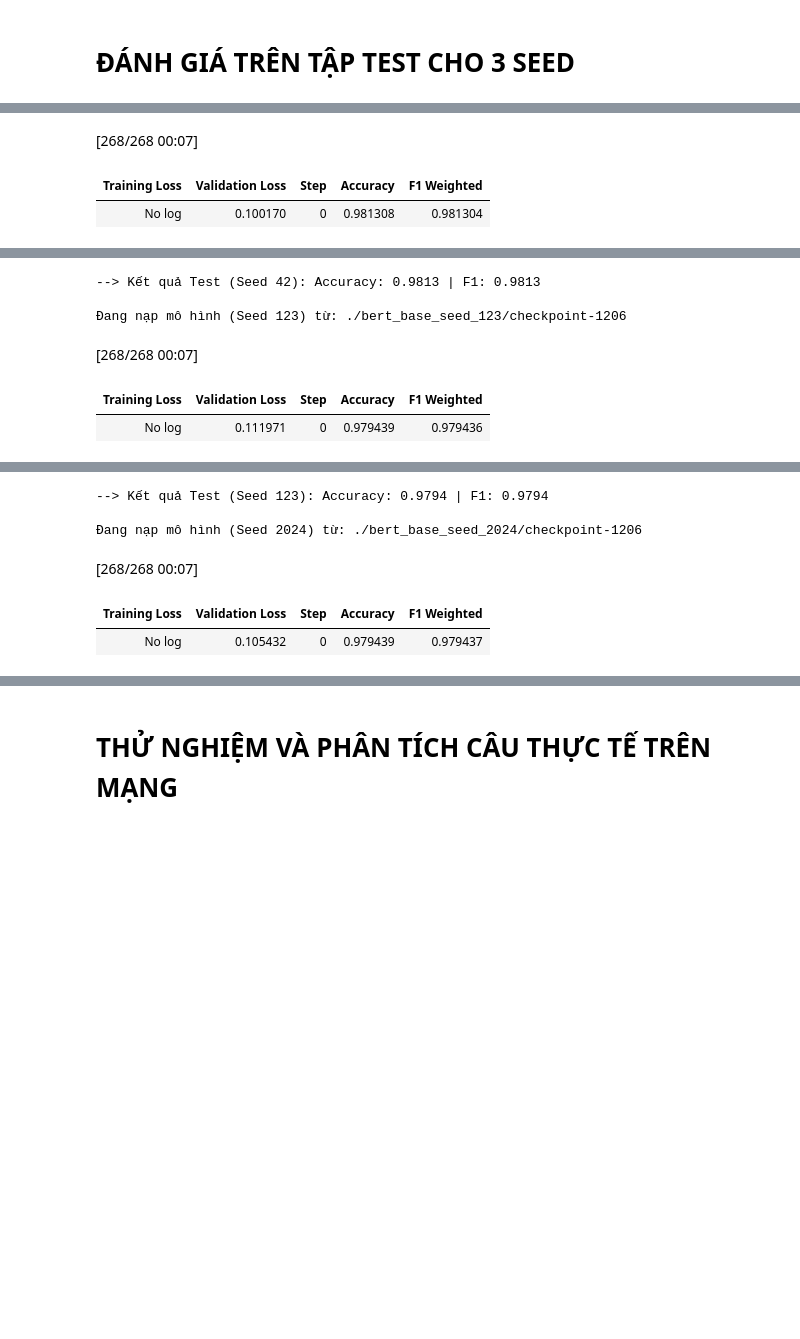
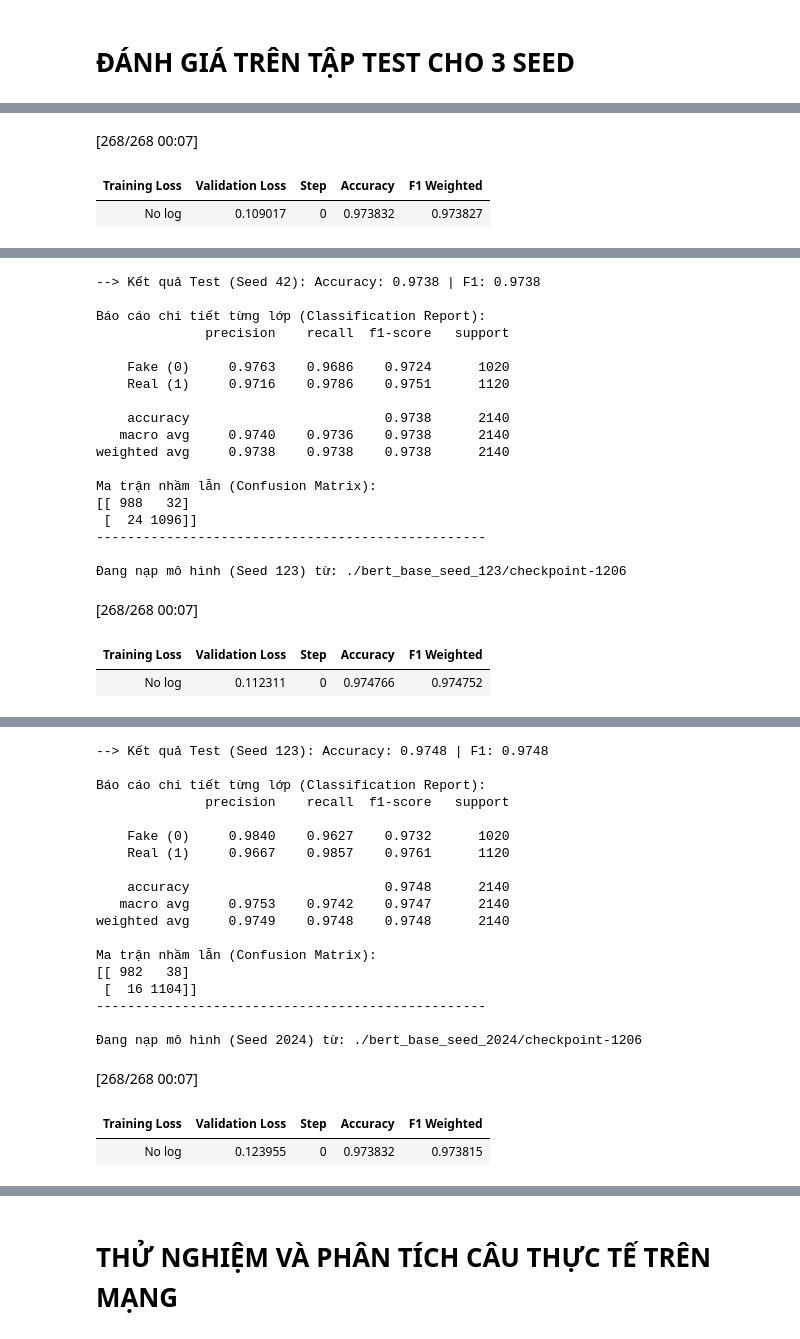
Before and after one commit to Doris1808/covid19-fake-news-nhom5, a Jupyter notebook: members/ly_bert/Ly_Bert.ipynb, the cells around one changed output, grey strips where cells are left out. Cells and saved outputs as stored; diff of their text form; code cells hidden in the pictures; blank space fills up the shorter version.

```diff
--- a/members/ly_bert/Ly_Bert.ipynb
+++ b/members/ly_bert/Ly_Bert.ipynb
@@ -230,7 +234,6 @@ Nội dung: An article from April announcing a new study “connects” the flu
 # %% [markdown]
 # ĐÁNH GIÁ TRÊN TẬP TEST CHO 3 SEED
 # %%
-
 import pandas as pd
 from transformers.trainer_utils import get_last_checkpoint
 
@@ -247,21 +250,31 @@ for seed in seeds:
     if checkpoint_dir is None:
         checkpoint_dir = output_dir
 
-    print(f"Đang nạp mô hình (Seed {seed}) từ: {checkpoint_dir}")
+    print(f"\nĐang nạp mô hình (Seed {seed}) từ: {checkpoint_dir}")
 
-    # Nạp lại mô hình tốt nhất
-    model_test = BertForSequenceClassification.from_pretrained(checkpoint_dir, num_labels=2)
+    model_test = BertForSequenceClassification.from_pretrained(checkpoint_dir)
     model_test.to('cuda' if torch.cuda.is_available() else 'cpu')
 
-    # Khởi tạo Trainer chỉ để đánh giá
     trainer_test = Trainer(
         model=model_test,
         compute_metrics=compute_metrics
     )
 
-    # Đánh giá trên test_tokenized
+    # 1. Đánh giá tổng quát
     res = trainer_test.evaluate(test_tokenized)
-    print(f"--> Kết quả Test (Seed {seed}): Accuracy: {res['eval_accuracy']:.4f} | F1: {res['eval_f1_weighted']:.4f}\n")
+
+    # 2. Suy luận chi tiết để vẽ ma trận nhầm lẫn
+    predictions, labels, _ = trainer_test.predict(test_tokenized)
+    preds = np.argmax(predictions, axis=1)
+
+    print(f"--> Kết quả Test (Seed {seed}): Accuracy: {res['eval_accuracy']:.4f} | F1: {res['eval_f1_weighted']:.4f}")
+
+    print("\nBáo cáo chi tiết từng lớp (Classification Report):")
+    print(classification_report(labels, preds, target_names=["Fake (0)", "Real (1)"], digits=4))
+
+    print("Ma trận nhầm lẫn (Confusion Matrix):")
+    print(confusion_matrix(labels, preds))
+    print("-" * 50)
 
     test_results.append({
         'Seed': seed,
@@ -269,7 +282,6 @@ for seed in seeds:
         'F1 Weighted': res['eval_f1_weighted']
     })
 
-# In bảng tổng hợp
 df_test = pd.DataFrame(test_results)
 print("\nBẢNG TỔNG HỢP KẾT QUẢ TEST:")
 print(df_test)
@@ -281,4 +294,4 @@ TIẾN HÀNH ĐÁNH GIÁ TRÊN TẬP TEST (test.csv)
 Đang nạp mô hình (Seed 42) từ: ./bert_base_seed_42/checkpoint-1206
 [268/268 00:07]
 | Training Loss | Validation Loss | Step | Accuracy | F1 Weighted |
-| No log | 0.100170 | 0 | 0.981308 | 0.981304 |
+| No log | 0.109017 | 0 | 0.973832 | 0.973827 |
@@ -285,6 +299,21 @@ TIẾN HÀNH ĐÁNH GIÁ TRÊN TẬP TEST (test.csv)
---> Kết quả Test (Seed 42): Accuracy: 0.9813 | F1: 0.9813
+--> Kết quả Test (Seed 42): Accuracy: 0.9738 | F1: 0.9738
+
+Báo cáo chi tiết từng lớp (Classification Report):
+              precision    recall  f1-score   support
+
+    Fake (0)     0.9763    0.9686    0.9724      1020
+    Real (1)     0.9716    0.9786    0.9751      1120
+
+    accuracy                         0.9738      2140
+   macro avg     0.9740    0.9736    0.9738      2140
+weighted avg     0.9738    0.9738    0.9738      2140
+
+Ma trận nhầm lẫn (Confusion Matrix):
+[[ 988   32]
+ [  24 1096]]
+--------------------------------------------------
 
 Đang nạp mô hình (Seed 123) từ: ./bert_base_seed_123/checkpoint-1206
 [268/268 00:07]
 | Training Loss | Validation Loss | Step | Accuracy | F1 Weighted |
-| No log | 0.111971 | 0 | 0.979439 | 0.979436 |
+| No log | 0.112311 | 0 | 0.974766 | 0.974752 |
@@ -291,6 +321,21 @@ TIẾN HÀNH ĐÁNH GIÁ TRÊN TẬP TEST (test.csv)
---> Kết quả Test (Seed 123): Accuracy: 0.9794 | F1: 0.9794
+--> Kết quả Test (Seed 123): Accuracy: 0.9748 | F1: 0.9748
+
+Báo cáo chi tiết từng lớp (Classification Report):
+              precision    recall  f1-score   support
+
+    Fake (0)     0.9840    0.9627    0.9732      1020
+    Real (1)     0.9667    0.9857    0.9761      1120
+
+    accuracy                         0.9748      2140
+   macro avg     0.9753    0.9742    0.9747      2140
+weighted avg     0.9749    0.9748    0.9748      2140
+
+Ma trận nhầm lẫn (Confusion Matrix):
+[[ 982   38]
+ [  16 1104]]
+--------------------------------------------------
 
 Đang nạp mô hình (Seed 2024) từ: ./bert_base_seed_2024/checkpoint-1206
 [268/268 00:07]
 | Training Loss | Validation Loss | Step | Accuracy | F1 Weighted |
-| No log | 0.105432 | 0 | 0.979439 | 0.979437 |
+| No log | 0.123955 | 0 | 0.973832 | 0.973815 |
```
Also changed, not shown: parts of 7 cells of this notebook, 3 other files.
